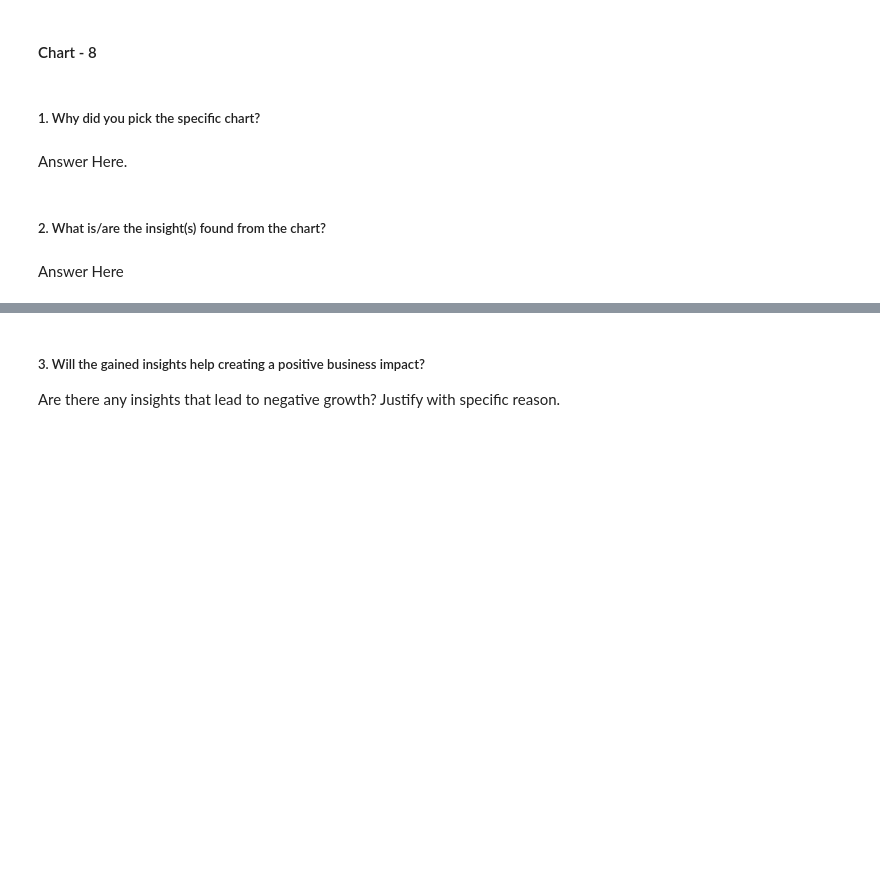
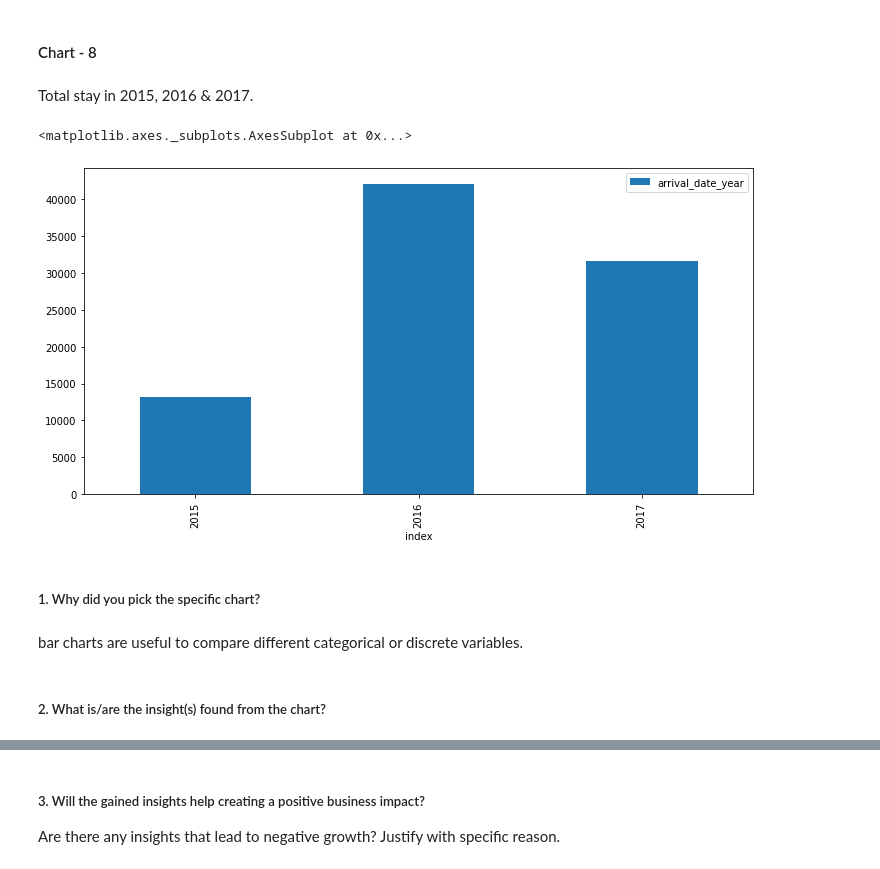
Before and after one commit to Amanr1996/project_initial_reasearch, a Jupyter notebook: EDA_project_on_Hotel_Booking_Analysis.ipynb, the cells around one changed output, grey strips where cells are left out. Drawn from its saved outputs; the diff is of its cells as text; code cells hidden in the pictures; blank space fills up the shorter version.

```diff
--- a/EDA_project_on_Hotel_Booking_Analysis.ipynb
+++ b/EDA_project_on_Hotel_Booking_Analysis.ipynb
@@ -1442,13 +1442,20 @@ Are there any insights that lead to negative growth? Justify with specific reaso
 Answer Here
 # %% [markdown]
 #### Chart - 8
+# %% [markdown]
+Total stay in 2015, 2016 & 2017.
 # %%
 # Chart - 8 visualization code
+# %%
+## columns we need are - arrival_date_year , total_stay
+data15_17 =  pd.DataFrame(stays_2015to2017['arrival_date_year'].value_counts()).reset_index()#.sort_values(['arrival_date_year'], axis = 1 , inplace = True)#.plot(kind = 'bar')
+data15_17.sort_values('index').plot(kind = 'bar', x = 'index', y = 'arrival_date_year' )
+# %% [output]
+<matplotlib.axes._subplots.AxesSubplot at 0x...>
+[figure, added]
 # %% [markdown]
 ##### 1. Why did you pick the specific chart?
-# %% [markdown]
-Answer Here.
+# %% [markdown]
+bar charts are useful to compare different categorical or discrete variables.
 # %% [markdown]
 ##### 2. What is/are the insight(s) found from the chart?
-# %% [markdown]
-Answer Here
```
Also changed, not shown: parts of 9 cells of this notebook.
